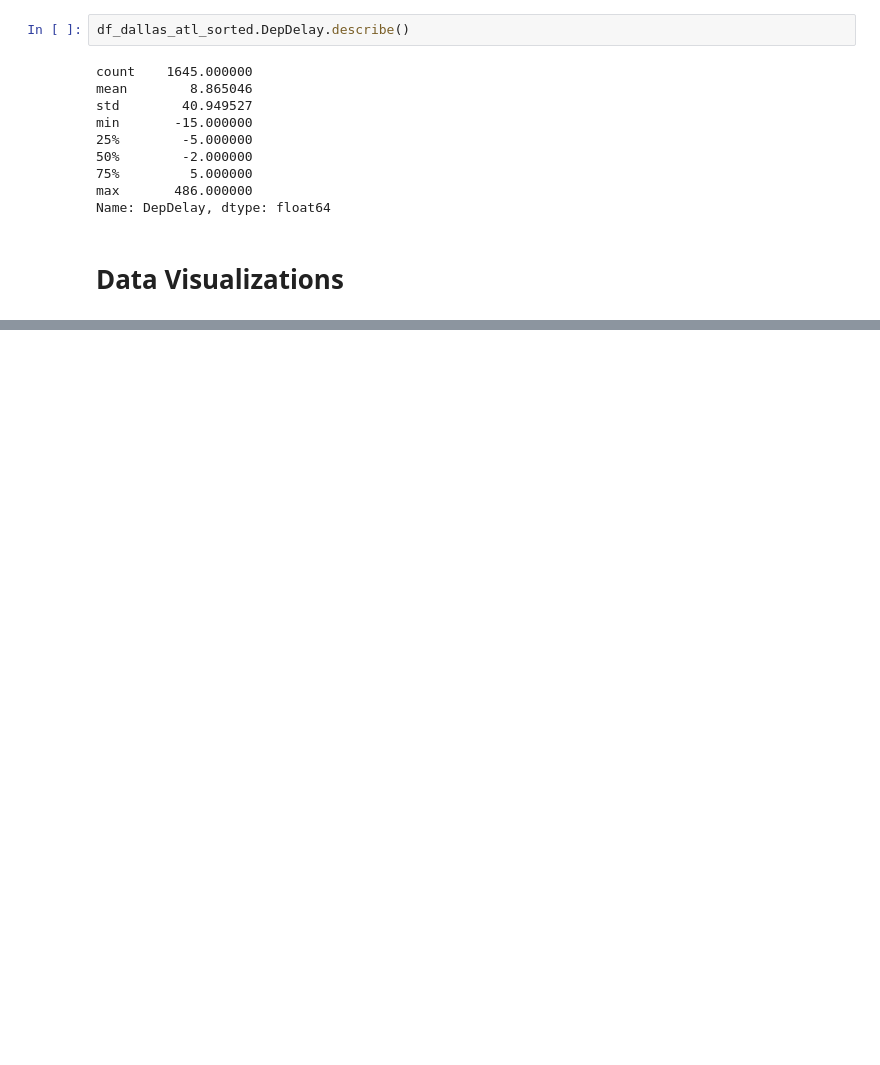
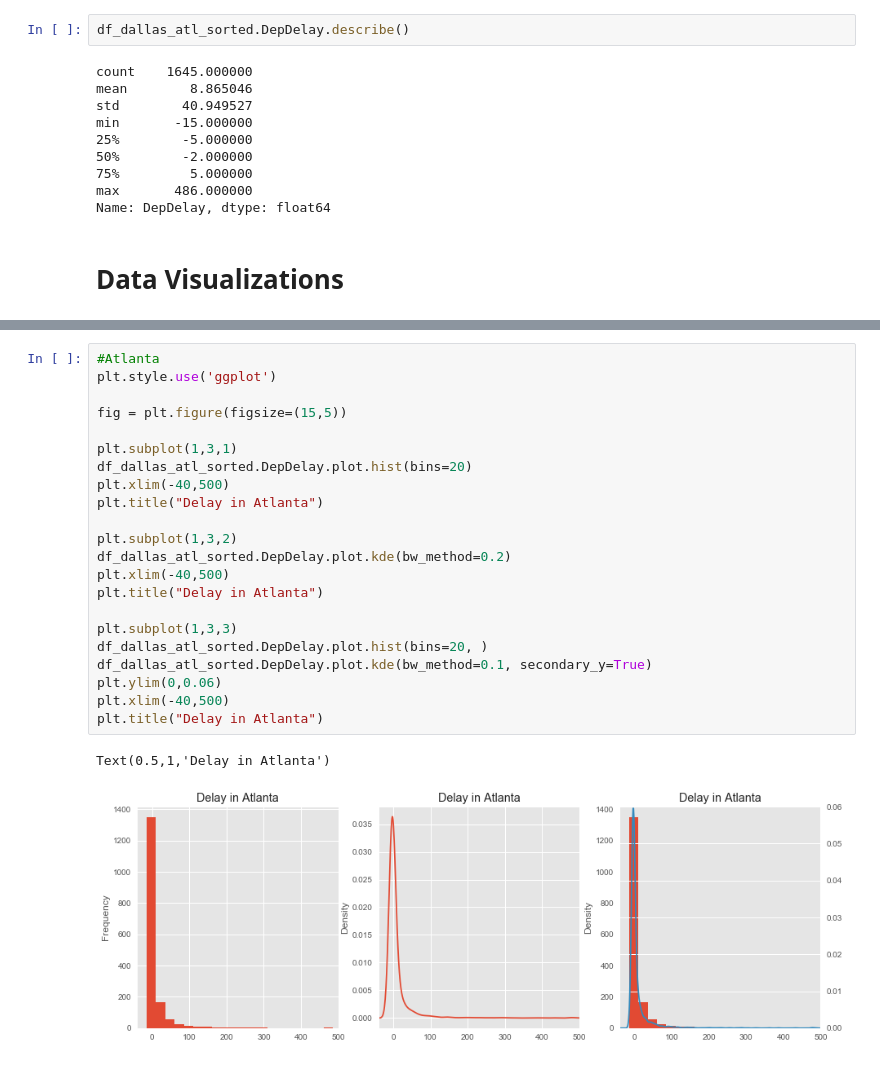
Before and after one commit to teresa201/MachineLearning, a Jupyter notebook: Lab1.ipynb, the cells around one changed output, grey strips where cells are left out. Drawn from its saved outputs; the diff is of its cells as text; blank space fills up the shorter version.

```diff
--- a/Lab1.ipynb
+++ b/Lab1.ipynb
@@ -431,0 +306,25 @@ df_dallas_grouped_depTime.head(10)
+# %%
+#Atlanta
+plt.style.use('ggplot')
+
+fig = plt.figure(figsize=(15,5))
+
+plt.subplot(1,3,1)
+df_dallas_atl_sorted.DepDelay.plot.hist(bins=20)
+plt.xlim(-40,500)
+plt.title("Delay in Atlanta")
+
+plt.subplot(1,3,2)
+df_dallas_atl_sorted.DepDelay.plot.kde(bw_method=0.2)
+plt.xlim(-40,500)
+plt.title("Delay in Atlanta")
+
+plt.subplot(1,3,3)
+df_dallas_atl_sorted.DepDelay.plot.hist(bins=20, )
+df_dallas_atl_sorted.DepDelay.plot.kde(bw_method=0.1, secondary_y=True)
+plt.ylim(0,0.06)
+plt.xlim(-40,500)
+plt.title("Delay in Atlanta")
+# %% [output]
+Text(0.5,1,'Delay in Atlanta')
+[figure, added]
```
Also changed, not shown: parts of 41 cells of this notebook.
